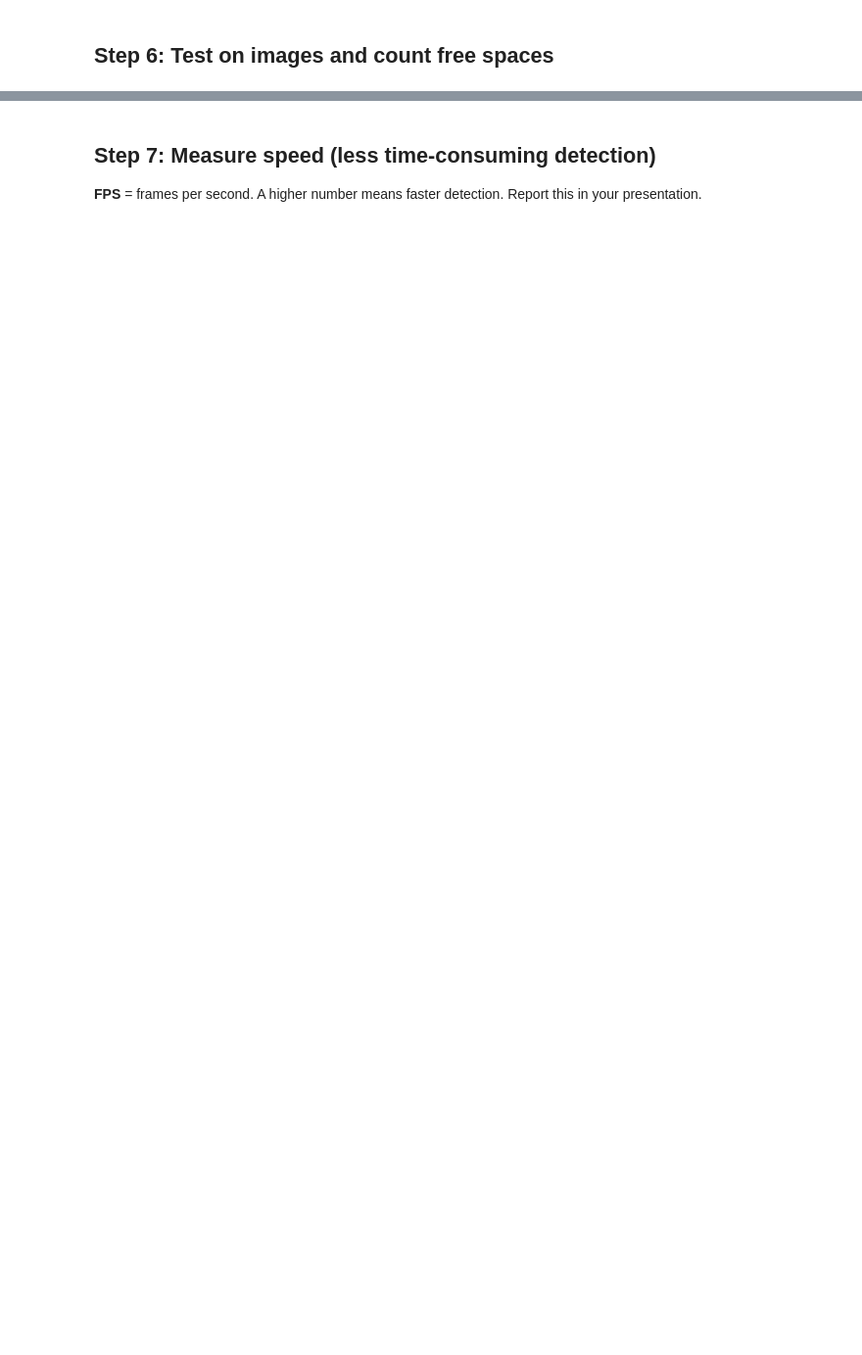
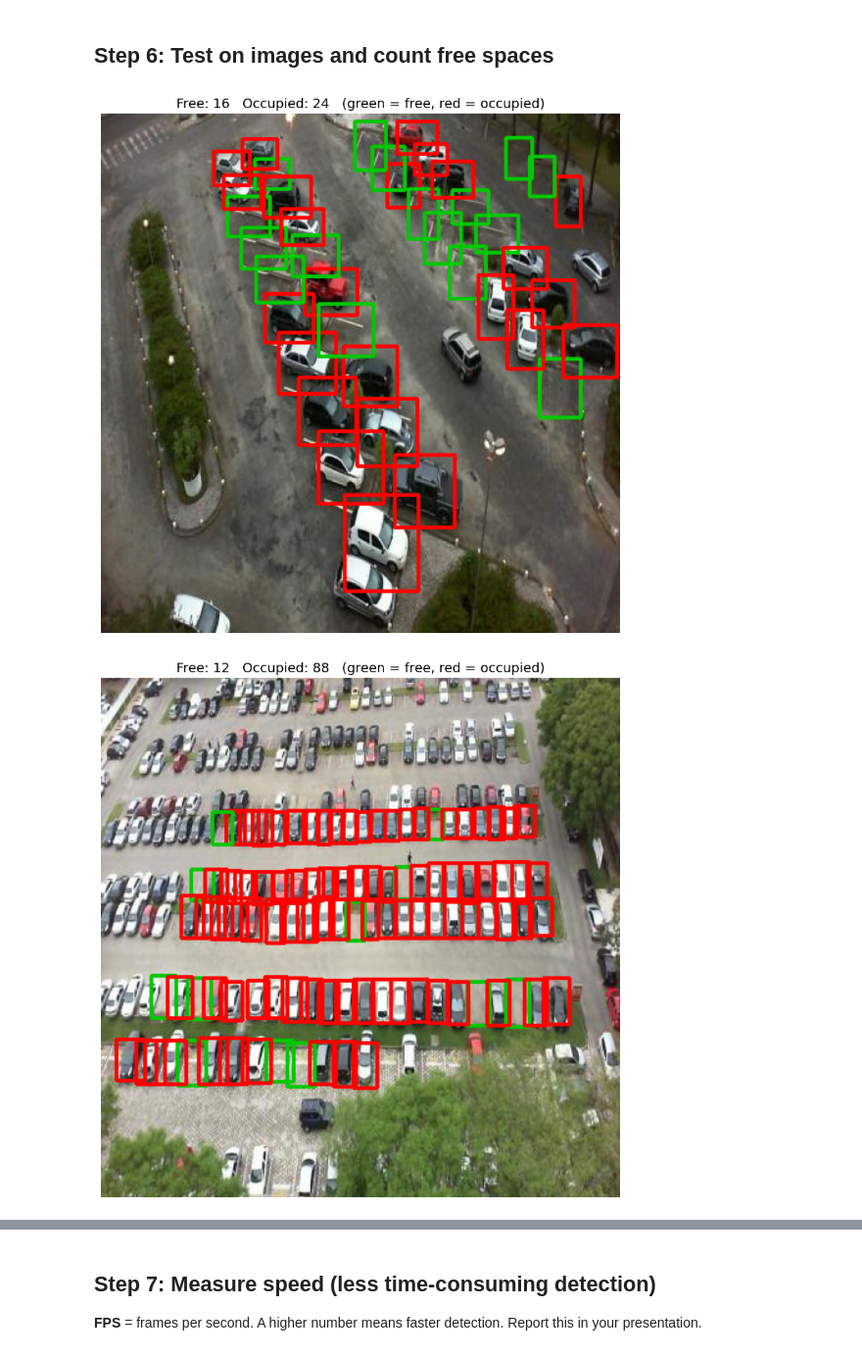
Before and after one commit to mkmanjula/parking-space-detection, a Jupyter notebook: notebooks/parking_space_detection_yolo.ipynb, the cells around one changed output, grey strips where cells are left out. Shown at 98% size. Saved outputs shown, nothing was run; the diff lists cells and outputs as text; code cells hidden in the pictures; blank space fills up the shorter version.

```diff
--- a/notebooks/parking_space_detection_yolo.ipynb
+++ b/notebooks/parking_space_detection_yolo.ipynb
@@ -101,0 +128,4 @@ results = model.train(
+# %%
+RUN_DIR = "/content/runs/detect/runs/pklot_yolov8n"
+BEST    = f"{RUN_DIR}/weights/best.pt"
+print(BEST)
@@ -107,7 +139,7 @@ results = model.train(
 - **mAP50:** the main object-detection score (0 to 1, higher is better).
 - The **confusion matrix** shows where the model mixes up empty and occupied.
 # %%
-best = YOLO("runs/pklot_yolov8n/weights/best.pt")
+best = YOLO(BEST)
 metrics = best.val(data=DATA_YAML, split="test")
 
 print(f"Precision: {metrics.box.mp:.3f}")
@@ -127,20 +179,32 @@ for f in ["results.png", "confusion_matrix.png"]:
 # %%
 def count_spaces(result):
     """Count empty and occupied spaces in one YOLO result."""
     free = occupied = 0
     for c in result.boxes.cls.tolist():
         name = result.names[int(c)]
         if "empty" in name:
             free += 1
         elif "occupied" in name:
             occupied += 1
     return free, occupied
 
+def draw_clean(result):
+    """Draw thin green (free) and red (occupied) boxes, no text labels."""
+    img = result.orig_img.copy()
+    for box, c in zip(result.boxes.xyxy.tolist(), result.boxes.cls.tolist()):
+        x1, y1, x2, y2 = map(int, box)
+        color = (0, 200, 0) if "empty" in result.names[int(c)] else (0, 0, 255)
+        cv2.rectangle(img, (x1, y1), (x2, y2), color, 2)
+    return img
+
 test_imgs = random.sample(glob.glob(f"{DATA_DIR}/test/images/*"), 3)
 for p in test_imgs:
-    r = best.predict(p, conf=0.4, verbose=False)[0]
+    r = best.predict(p, conf=0.4, agnostic_nms=True, verbose=False)[0]
     free, occ = count_spaces(r)
-    plt.figure(figsize=(12, 7))
-    plt.imshow(cv2.cvtColor(r.plot(), cv2.COLOR_BGR2RGB))
-    plt.title(f"Free: {free}   Occupied: {occ}")
+    plt.figure(figsize=(10, 10))
+    plt.imshow(cv2.cvtColor(draw_clean(r), cv2.COLOR_BGR2RGB))
+    plt.title(f"Free: {free}   Occupied: {occ}   (green = free, red = occupied)", fontsize=14)
     plt.axis("off"); plt.show()
+# %% [output]
+[figure, added]
+[figure, added]
```
Also changed, not shown: parts of 21 cells of this notebook, 9 other files.
